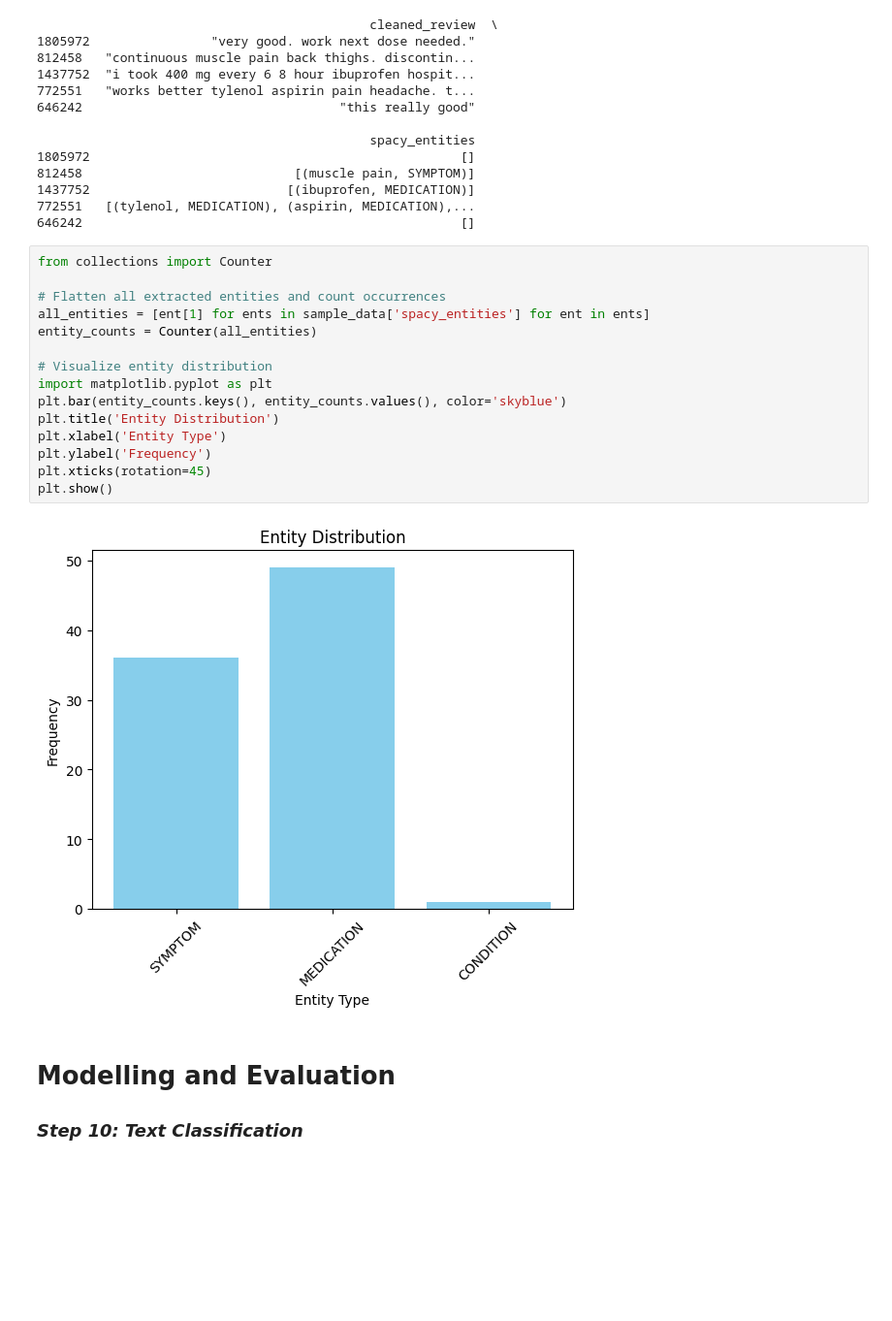
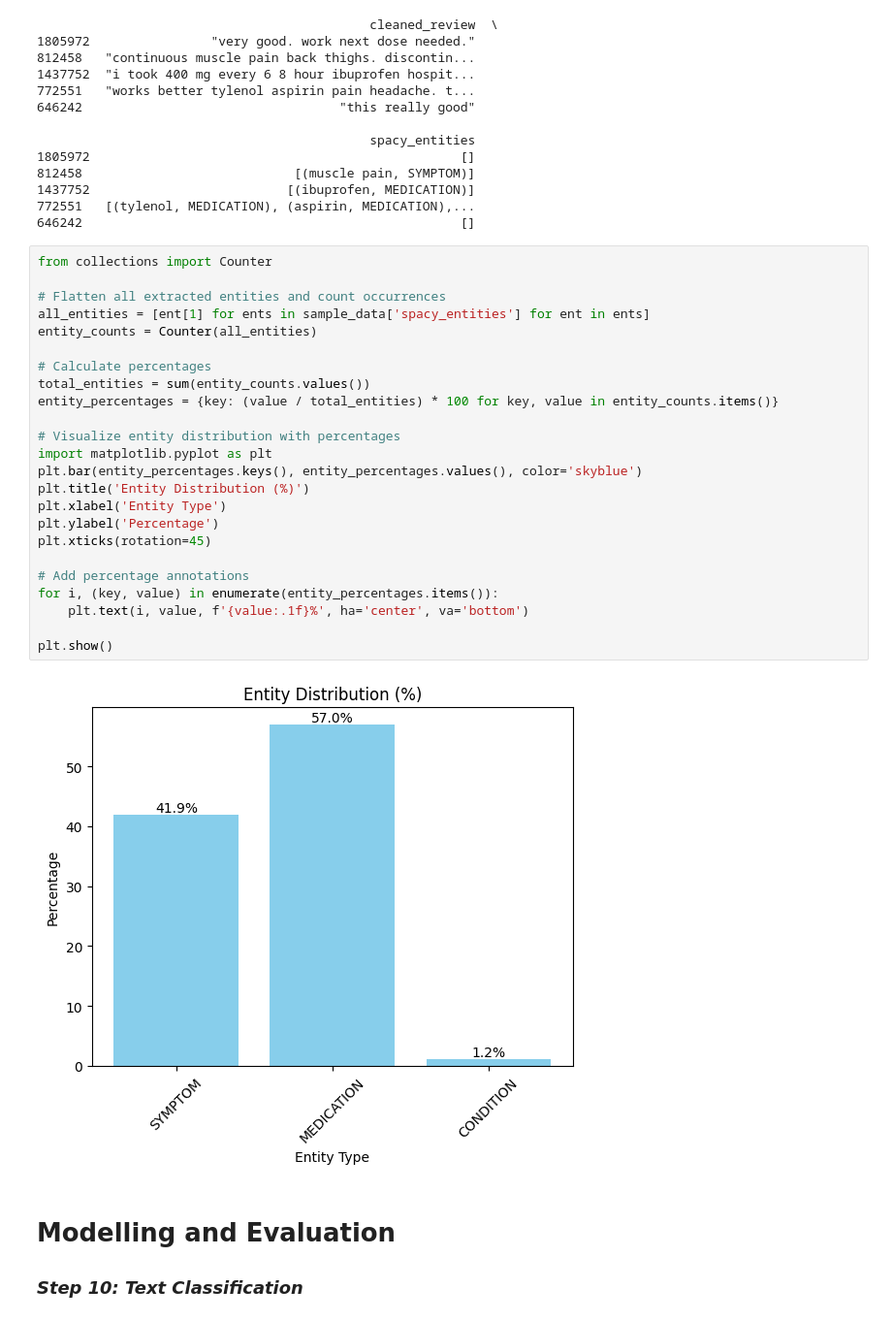
Before and after one commit to anazaharijeva/Automatic_NLP_system, a Jupyter notebook: Automatic_NLP_system_for_medical_record_analysis.ipynb, the cells around one changed output. Shown: that part at 97% size. Saved outputs shown, nothing was run; the diff lists cells and outputs as text; blank space fills up the shorter version.

```diff
--- a/Automatic_NLP_system_for_medical_record_analysis.ipynb
+++ b/Automatic_NLP_system_for_medical_record_analysis.ipynb
@@ -417,20 +415,29 @@ print(sample_data[['cleaned_review', 'spacy_entities']].head())
 # %%
 from collections import Counter
 
 # Flatten all extracted entities and count occurrences
 all_entities = [ent[1] for ents in sample_data['spacy_entities'] for ent in ents]
 entity_counts = Counter(all_entities)
 
-# Visualize entity distribution
+# Calculate percentages
+total_entities = sum(entity_counts.values())
+entity_percentages = {key: (value / total_entities) * 100 for key, value in entity_counts.items()}
+
+# Visualize entity distribution with percentages
 import matplotlib.pyplot as plt
-plt.bar(entity_counts.keys(), entity_counts.values(), color='skyblue')
-plt.title('Entity Distribution')
+plt.bar(entity_percentages.keys(), entity_percentages.values(), color='skyblue')
+plt.title('Entity Distribution (%)')
 plt.xlabel('Entity Type')
-plt.ylabel('Frequency')
+plt.ylabel('Percentage')
 plt.xticks(rotation=45)
+
+# Add percentage annotations
+for i, (key, value) in enumerate(entity_percentages.items()):
+    plt.text(i, value, f'{value:.1f}%', ha='center', va='bottom')
+
 plt.show()
 # %% [output]
-[figure, old version]
+[figure, new version]
 # %% [markdown]
 # Modelling and Evaluation
 ### *Step 10: Text Classification*
```
Also changed, not shown: parts of 11 cells of this notebook.
